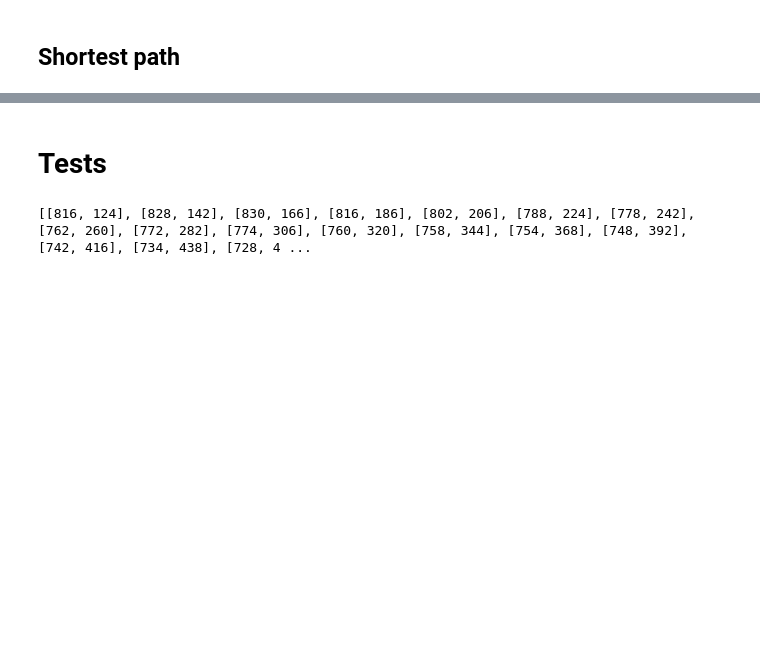
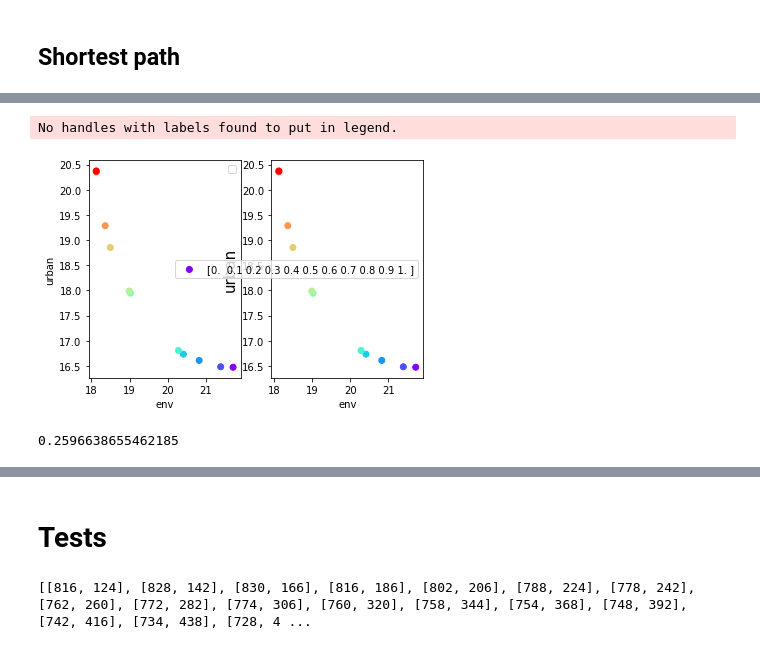
Before and after one commit to NinaWie/PowerPlanner, a Jupyter notebook: notebooks/forbidden_edges.ipynb, the cells around one changed output, grey strips where cells are left out. Cells and saved outputs as stored; diff of their text form; code cells hidden in the pictures; blank space fills up the shorter version.

Commit message:
pareto fronteir

```diff
--- a/notebooks/forbidden_edges.ipynb
+++ b/notebooks/forbidden_edges.ipynb
@@ -57,0 +184,14 @@ Iterate over nodes, compute all critical vertices pairs
+# %%
+max_paths = 100
+paths = []
+rem = []
+for i,vertices_path in enumerate(all_shortest_paths(graph, graph.vertex(source),
+                    graph.vertex(dest), weights=costs_rounded,
+                    negative_weights=True)):
+    rem.append(i)
+    # edges_path = []
+    path, _ = convert_path(graph, vertices_path, [], pos2node)
+    paths.append(path)
+    if i>max_paths:
+        break
+print("number of paths:", i)
@@ -88,0 +228,2 @@ for e in edges_path:
+# %%
+path, path_costs = get_path(graph, all_costs, pos2node)
@@ -88,0 +238,12 @@ for e in edges_path:
+# %%
+rem = np.arange(0,1.1, 0.1)
+pareto = []
+paths = list()
+all_costs = graph.ep.weight
+for w in rem:
+    all_costs.a = cost_props[0].get_array()*w + cost_props[1].get_array() * (1-w)
+    vertices_path, edges_path = get_path(graph, all_costs)
+    path, path_costs = convert_path(graph, vertices_path, edges_path, pos2node)
+    print(w, 1-w, np.sum(path_costs, axis=0))
+    pareto.append(np.sum(path_costs, axis=0))
+    paths.append(path)
@@ -88,0 +262,23 @@ for e in edges_path:
+# %%
+pareto = np.asarray(pareto)
+color=plt.cm.rainbow(np.linspace(0,1,len(pareto)))
+plt.subplot(1,2,1)
+plt.scatter(pareto[:,0], pareto[:,1], c=color)
+plt.xlabel(classes[0])
+plt.ylabel(classes[1])
+plt.legend()
+
+plt.subplot(1,2,2)
+plt.scatter(pareto[:,0], pareto[:,1], label=rem, c=color)
+plt.xlabel(classes[0])
+plt.ylabel(classes[1], fontsize=15)
+plt.legend()
+plt.show()
+# %% [output]
+No handles with labels found to put in legend.
+[figure, added]
+# %%
+e = find_edge(graph, graph.edge_index, 33)
+all_costs[e[0]]
+# %% [output]
+0.2596638655462185
```
Also changed, not shown: parts of 43 cells of this notebook, 7 other files.
